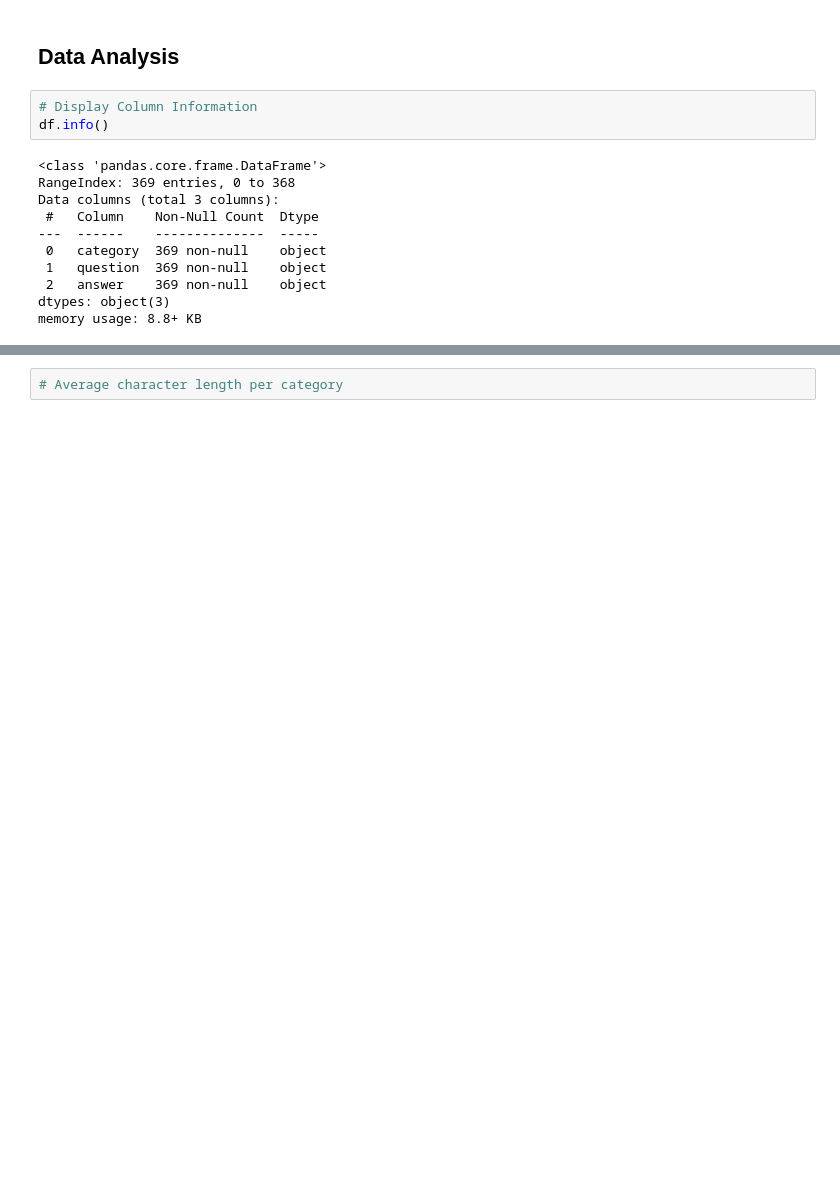
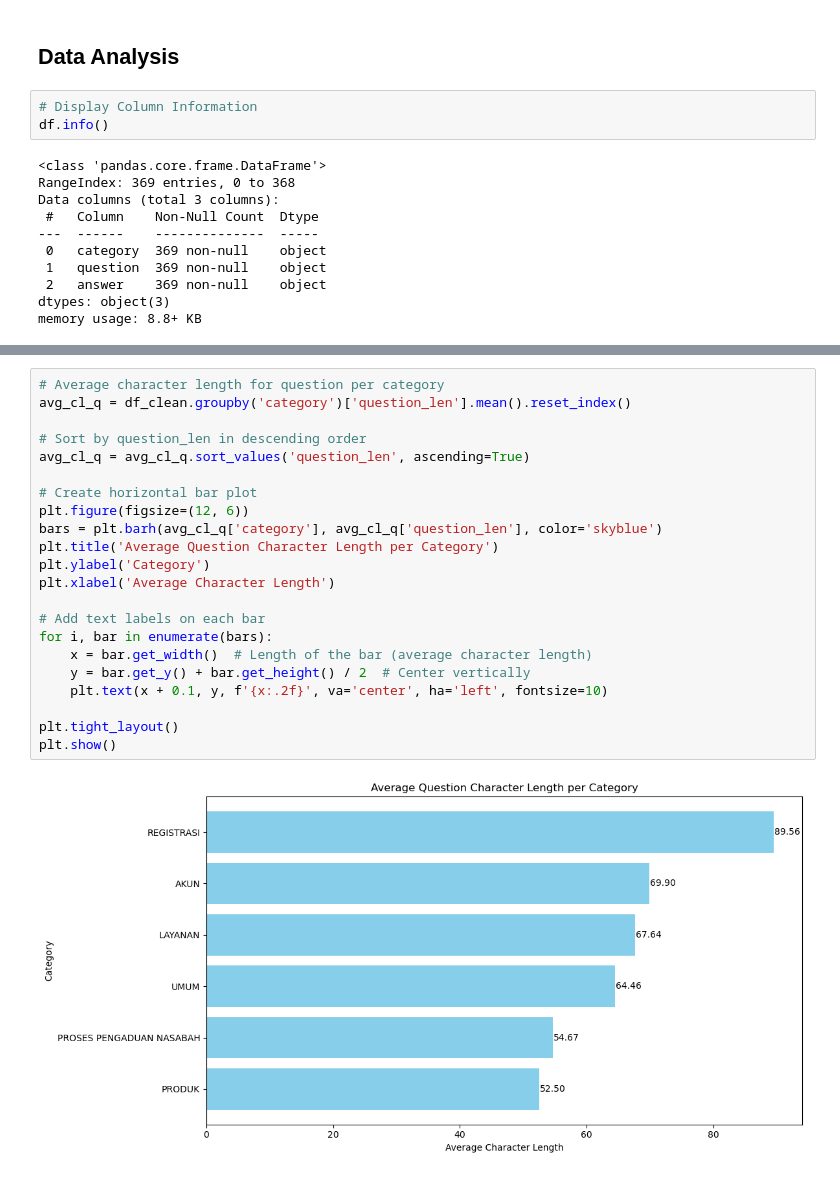
Before and after one commit to FTDS-assignment-bay/p2-final-project-area-41, a Jupyter notebook: EDA/allobank_faq_eda.ipynb, the cells around one changed output, grey strips where cells are left out. Saved outputs shown, nothing was run; the diff lists cells and outputs as text; blank space fills up the shorter version.

```diff
--- a/EDA/allobank_faq_eda.ipynb
+++ b/EDA/allobank_faq_eda.ipynb
@@ -106,2 +199,24 @@ df[df.duplicated("answer")]
 # %%
-# Average character length per category
+# Average character length for question per category
+avg_cl_q = df_clean.groupby('category')['question_len'].mean().reset_index()
+
+# Sort by question_len in descending order
+avg_cl_q = avg_cl_q.sort_values('question_len', ascending=True)
+
+# Create horizontal bar plot
+plt.figure(figsize=(12, 6))
+bars = plt.barh(avg_cl_q['category'], avg_cl_q['question_len'], color='skyblue')
+plt.title('Average Question Character Length per Category')
+plt.ylabel('Category')
+plt.xlabel('Average Character Length')
+
+# Add text labels on each bar
+for i, bar in enumerate(bars):
+    x = bar.get_width()  # Length of the bar (average character length)
+    y = bar.get_y() + bar.get_height() / 2  # Center vertically
+    plt.text(x + 0.1, y, f'{x:.2f}', va='center', ha='left', fontsize=10)
+
+plt.tight_layout()
+plt.show()
+# %% [output]
+[figure, added]
```
Also changed, not shown: parts of 17 cells of this notebook.
